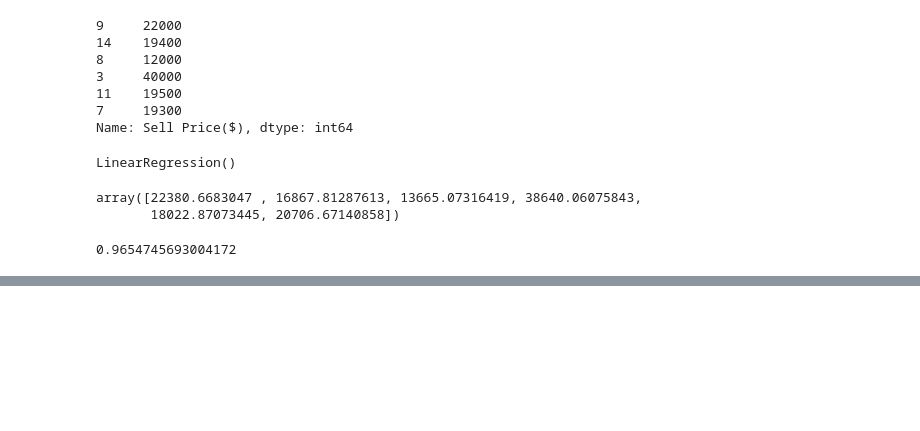
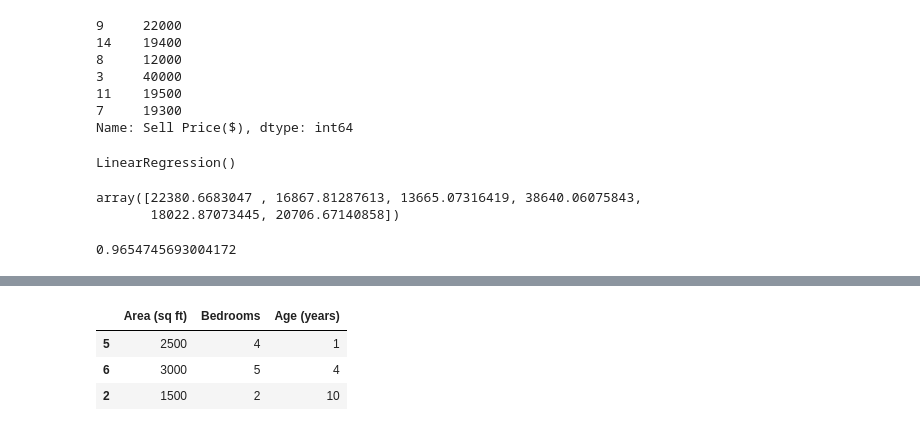
Before and after one commit to Adithyan-7/machine-learning-journey, a Jupyter notebook: train_and_test_split/train_and_test.ipynb, the cells around one changed output, grey strips where cells are left out. Drawn from its saved outputs; the diff is of its cells as text; code cells hidden in the pictures; blank space fills up the shorter version.

```diff
--- a/train_and_test_split/train_and_test.ipynb
+++ b/train_and_test_split/train_and_test.ipynb
@@ -100,0 +140,7 @@ clf.score(X_test, y_test)
+# %%
+X_test
+# %% [output]
+|  | Area (sq ft) | Bedrooms | Age (years) |
+| 5 | 2500 | 4 | 1 |
+| 6 | 3000 | 5 | 4 |
+| 2 | 1500 | 2 | 10 |
```
Also changed, not shown: parts of 10 cells of this notebook.
